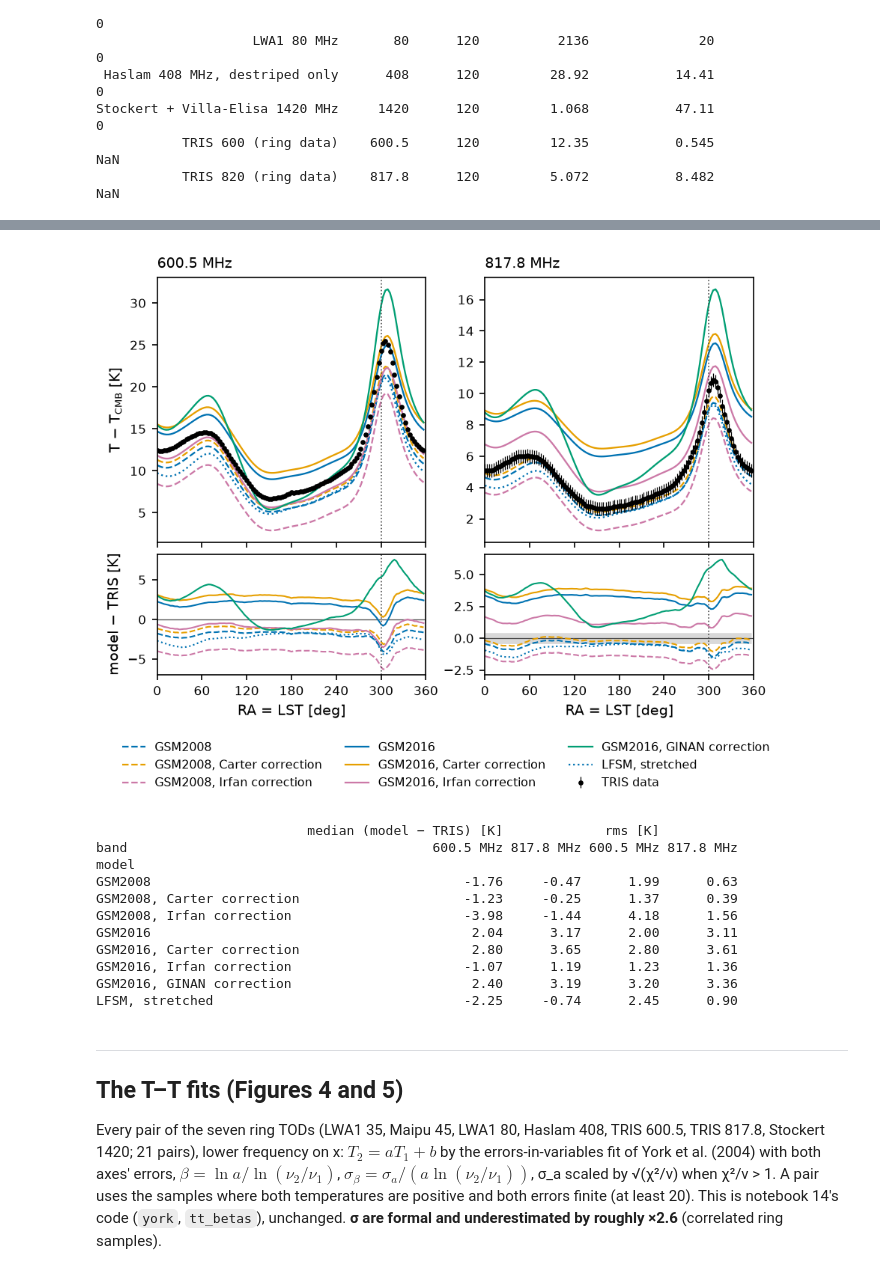
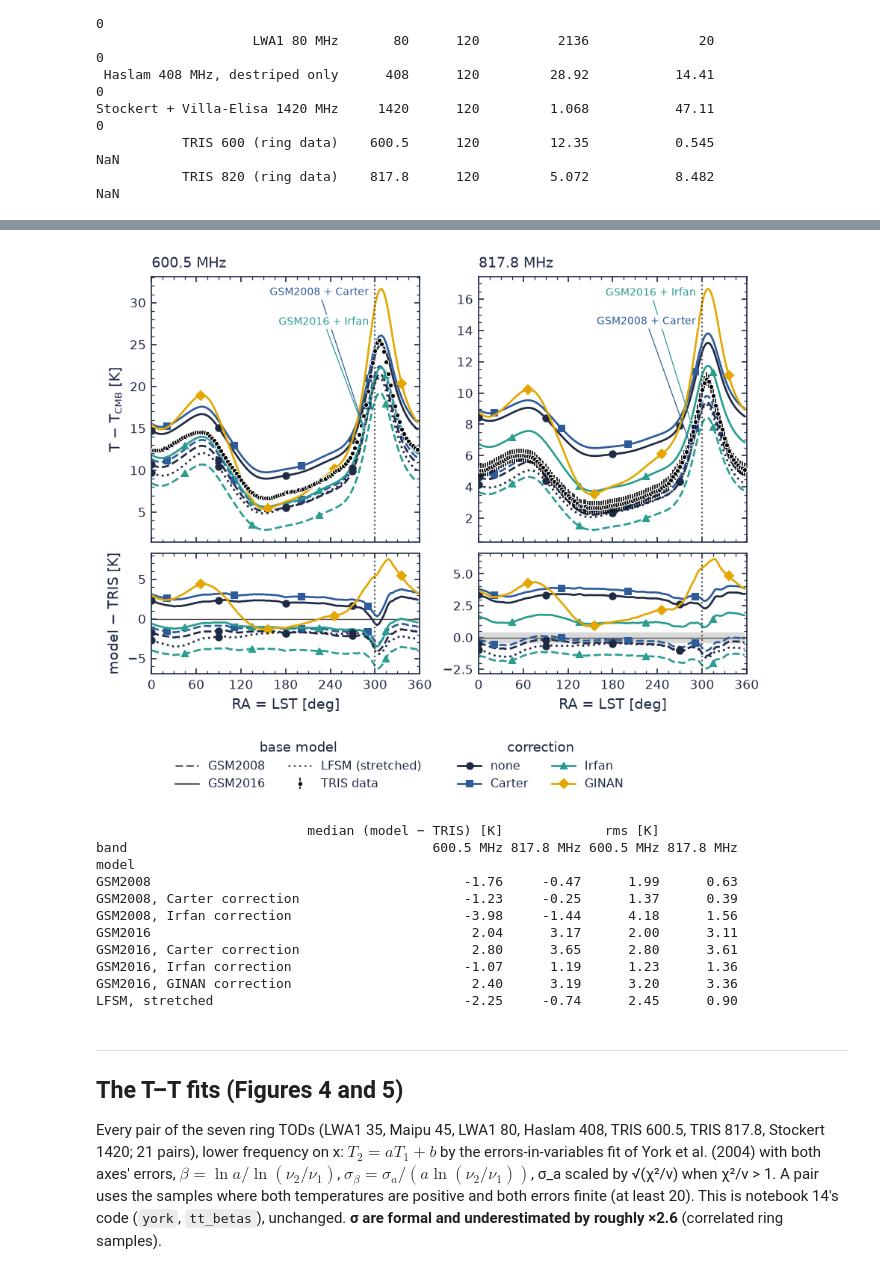
Before and after one commit to sohinixcvii/moonrunes, a Jupyter notebook: notebooks/10_paper_plots.ipynb, the cells around one changed output, grey strips where cells are left out. Cells and saved outputs as stored; diff of their text form; code cells hidden in the pictures.

```diff
--- a/notebooks/10_paper_plots.ipynb
+++ b/notebooks/10_paper_plots.ipynb
@@ -199,7 +199,7 @@ for r, f in enumerate(SURVEY_FILES):
     ax = fig.add_subplot(gs[r, 0])
     im = ax.imshow(img, origin="lower", extent=ext, aspect="auto", cmap=CMAP, norm=LogNorm(lo, hi),
                    interpolation="nearest")
-    ax.axhline(RING_DEC, color="white", ls="--", lw=0.8)
+    ax.axhline(RING_DEC, color="white", ls="--")
     ax.set_xticks(np.arange(360, -1, -60)); ax.set_yticks([20, 40, 60])
     ax.set_title(f"{m['name']} (native beam {m['fwhm_deg']:.2f}°)", loc="left")
     ax.set_ylabel("Dec [deg]")
@@ -208,10 +208,10 @@ for r, f in enumerate(SURVEY_FILES):
     else:
         ax.set_xlabel("RA [deg]")
     cb = fig.colorbar(im, cax=fig.add_subplot(gs[r, 1]))
-    cb.set_label("T − T$_\\mathrm{CMB}$ [K]", fontsize=7.5)
+    cb.set_label("T − T$_\\mathrm{CMB}$ [K]")
     print(f"{m['name']:<34} {np.nanmin(img):10.3f}–{np.nanmax(img):10.3f} K over the slice; "
           f"{100 * np.mean(np.isnan(img)):.1f}% of the slice without data")
-save(fig, "data_maps_tris_slice")
+save(fig, "fig1_data_maps_tris_slice")
 plt.show()
 # %% [output]
 LWA1 35 MHz                          9651.204– 96949.096 K over the slice; 0.0% of the slice without data
@@ -280,39 +280,87 @@ from 408 MHz with the base model's own spectrum; and LFSM extended with its own
 correction, line style the base model (GSM2008 dashed, GSM2016 solid, LFSM dotted). **Bottom:** model − TRIS in kelvin;
 the grey band is the TRIS ±1σ (too thin to see at 600 MHz). The dotted vertical line is Cygnus A. The same models and
 TODs as notebook 14's Plot 6.
+# %%
+from cycler import cycler
+plt.rcParams["axes.prop_cycle"] = cycler(color=[
+    "#0072B2", "#E69F00", "#009E73", "#D55E00", "#CC79A7", "#56B4E9", "#000000"])
 # %%
-CORR_COL = {"none": "#0072B2", "Carter correction": "#E69F00", "Irfan correction": "#CC79A7",
-            "GINAN correction": "#009E73", "stretched": "#0072B2"}
-BASE_LS = {"GSM2008": "--", "GSM2016": "-", "LFSM": ":"}
-def style6(n):
-    base, _, corr = n.partition(", ")
-    return dict(color=CORR_COL[corr or "none"], ls=BASE_LS[base])
+from matplotlib.lines import Line2D
+
+# Encoding, looked up by (family, correction) name -- never from axes.prop_cycle:
+#   model family -> line style;  correction -> colour AND marker (palette colours, dark to light).
+# LFSM ("stretched") has no correction and takes the colour and marker of "none".
+FAMILY_LS = {"GSM2008": "--", "GSM2016": "-", "LFSM": ":"}
+CORR_COLOR = {"none": COLORS["ink"], "Carter": COLORS["survey"], "Irfan": COLORS["model"], "GINAN": COLORS["data"]}
+CORR_MARKER = {"none": "o", "Carter": "s", "Irfan": "^", "GINAN": "D"}
+CORR_MARK_START = {"none": 0, "Carter": 7, "Irfan": 15, "GINAN": 22}   # staggered, so markers do not stack
+MARK_EVERY, MODEL_LW, MODEL_MS = 30, 1.3, 4
+DATA_COLOR = "black"
+# Curves labelled on the plot (top panels): the two the text calls closest to TRIS at 600 MHz.
+DIRECT_LABELS = [("GSM2016", "Irfan"), ("GSM2008", "Carter")]
+
+def family_correction(n):
+    """'GSM2016, Carter correction' -> ('GSM2016', 'Carter');  'LFSM, stretched' -> ('LFSM', 'none')."""
+    family, _, corr = n.partition(", ")
+    corr = corr.removesuffix(" correction")
+    return family, ("none" if corr in ("", "stretched") else corr)
+
+def model_style(family, corr):
+    return dict(color=CORR_COLOR[corr], ls=FAMILY_LS[family], lw=MODEL_LW, marker=CORR_MARKER[corr], ms=MODEL_MS,
+                markevery=(CORR_MARK_START[corr], MARK_EVERY), zorder=2)
+
+def label_curves(ax, curves, x_point=285.0, x_text=292.0, y_top=0.96, step=0.11):
+    """Direct labels for `curves` ({(family, corr): y}), in the curve's colour on a small white box, stacked down
+    from the top of the panel and right-aligned at x_text (left of the Cygnus A line). A thin leader ends in a dot on
+    each curve at x_point, where the curves fan out before the Cygnus A peak; labels are ordered by the curves' height
+    there, so the leaders never cross."""
+    i = int(np.argmin(np.abs(RA - x_point)))
+    y0, y1 = ax.get_ylim()
+    for j, (fc, y) in enumerate(sorted(curves.items(), key=lambda kv: -kv[1][i])):
+        family, corr = fc
+        col = CORR_COLOR[corr]
+        ax.annotate(family if corr == "none" else f"{family} + {corr}", xy=(RA[i], y[i]),
+                    xytext=(x_text, y0 + (y_top - j * step) * (y1 - y0)), ha="right", va="top",
+                    color=col, fontsize=6.5, zorder=5,
+                    bbox=dict(boxstyle="round,pad=0.2", fc="white", ec="none", alpha=0.85),
+                    arrowprops=dict(arrowstyle="-", color=col, lw=0.6, shrinkA=0, shrinkB=0))
+        ax.plot(RA[i], y[i], "o", ms=2.5, color=col, mec="white", mew=0.4, zorder=5)
+    ax.set_ylim(y0, y1)
 
 fig, axes = plt.subplots(2, 2, figsize=(FULL_WIDTH, 4.6), sharex=True,
                          gridspec_kw=dict(height_ratios=[2.2, 1], hspace=0.06, wspace=0.22))
 rows = []
 for c, k in enumerate(NU_TRIS):
     ax, ar = axes[0, c], axes[1, c]
-    ax.errorbar(RA, T[k], yerr=S[k], fmt="o", ms=2.2, color="black", elinewidth=0.6, capsize=0, zorder=3,
-                label="TRIS data")
     ar.fill_between(RA, -S[k], S[k], color="0.85", lw=0, label="TRIS ±1σ")
     ar.axhline(0, color="0.3", lw=0.6)
     for n in MODELS6:
-        ax.plot(RA, T_MOD[(n, k)], lw=1.1, **style6(n), label=n)
+        fc = family_correction(n)
+        ax.plot(RA, T_MOD[(n, k)], **model_style(*fc))
         d = T_MOD[(n, k)] - T[k]
-        ar.plot(RA, d, lw=1.0, **style6(n))
+        ar.plot(RA, d, **model_style(*fc))
         rows.append({"model": n, "band": f"{NU_TRIS[k]:.1f} MHz", "median (model − TRIS) [K]": np.nanmedian(d),
                      "rms [K]": np.sqrt(np.nanmean(d ** 2))})
+    data_h = ax.errorbar(RA, T[k], yerr=S[k], fmt="o", ms=3, color=DATA_COLOR, mec="white", mew=0.5,
+                         elinewidth=0.8, capsize=0, zorder=4)     # drawn last, on top
     for a in (ax, ar):
-        a.axvline(CYG_A_RA, color="0.3", ls=":", lw=0.8)
+        a.axvline(CYG_A_RA, color="0.3", ls=":")
     ax.set_title(f"{NU_TRIS[k]:.1f} MHz", loc="left")
     ar.set_xlabel("RA = LST [deg]")
     ar.set_xlim(0, 360); ar.set_xticks(np.arange(0, 361, 60))
+    label_curves(ax, {fc: T_MOD[(n, k)] for n in MODELS6 if (fc := family_correction(n)) in DIRECT_LABELS})
 axes[0, 0].set_ylabel("T − T$_\\mathrm{CMB}$ [K]")
 axes[1, 0].set_ylabel("model − TRIS [K]")
-h, l = axes[0, 0].get_legend_handles_labels()
-fig.legend(h, l, loc="upper center", ncol=3, frameon=False, bbox_to_anchor=(0.5, 0.0))
-save(fig, "method_models_vs_tris_tods")
+
+# Two-part legend from proxy artists: line style = base model (+ the data), colour and marker = correction.
+fam_h = [Line2D([], [], color="0.4", ls=ls, lw=MODEL_LW, label=f + (" (stretched)" if f == "LFSM" else ""))
+         for f, ls in FAMILY_LS.items()]
+corr_h = [Line2D([], [], color=CORR_COLOR[c], lw=MODEL_LW, marker=CORR_MARKER[c], ms=MODEL_MS, label=c)
+          for c in CORR_COLOR]
+fig.legend(fam_h + [data_h], [h.get_label() for h in fam_h] + ["TRIS data"], title="base model", ncol=2,
+           loc="upper right", bbox_to_anchor=(0.49, 0.0))
+fig.legend(handles=corr_h, title="correction", ncol=2, loc="upper left", bbox_to_anchor=(0.51, 0.0))
+save(fig, "fig4_method_models_vs_tris_tods")
 plt.show()
 print(pd.DataFrame(rows).pivot(index="model", columns="band").round(2).reindex(MODELS6).to_string())
 # %% [output]
@@ -320,4 +368,4 @@ saved /Users/user/Documents/Codes/Papers_and_reports/moonrunes_paper/Figures/plo
-[figure, old version]
+[figure, new version]
                            median (model − TRIS) [K]             rms [K]
 band                                       600.5 MHz 817.8 MHz 600.5 MHz 817.8 MHz
 model
```
Also changed, not shown: parts of 25 cells of this notebook, 15 other files.
